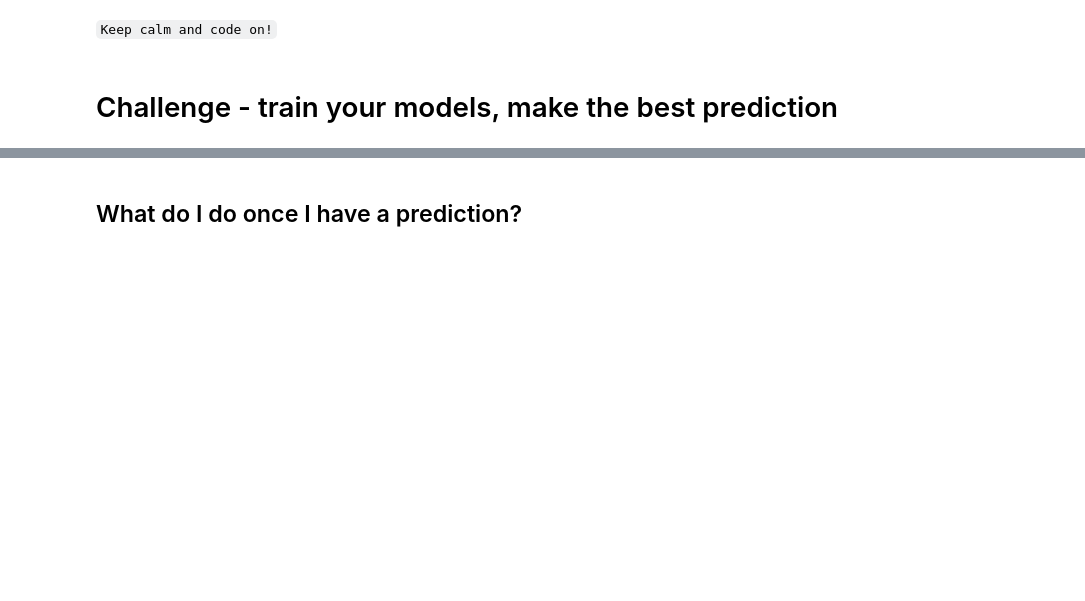
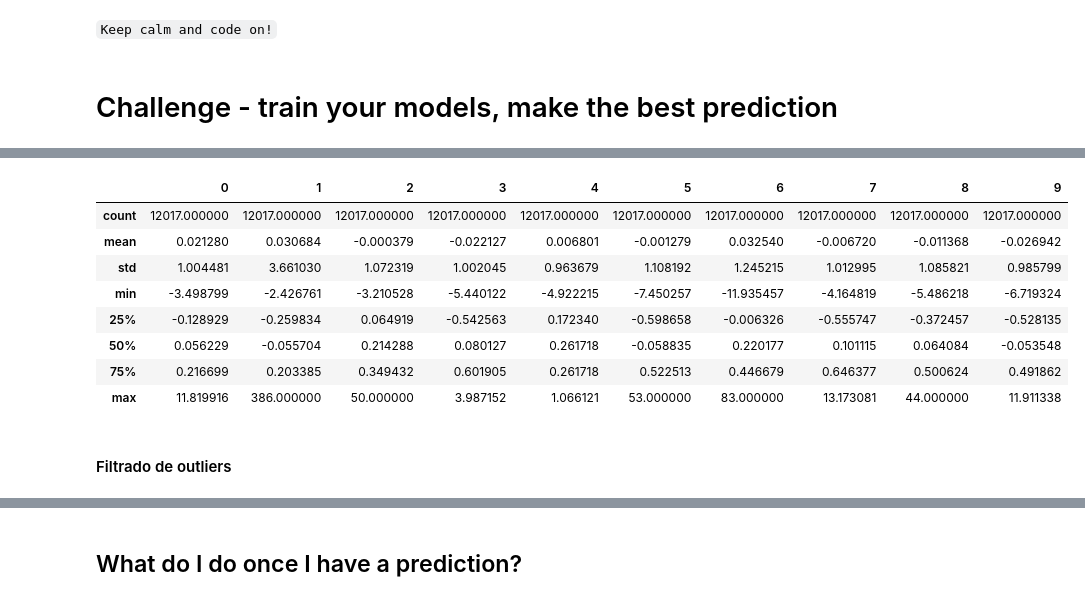
Before and after one commit to Clapiniella/lab-avila-bible, a Jupyter notebook: your-code/main.ipynb, the cells around one changed output, grey strips where cells are left out. Saved outputs shown, nothing was run; the diff lists cells and outputs as text; code cells hidden in the pictures; blank space fills up the shorter version.

```diff
--- a/your-code/main.ipynb
+++ b/your-code/main.ipynb
@@ -86,0 +90,16 @@ sample_submission.head()
+# %%
+# Definir la X, variables predictoras
+X = train_dataset.drop(["10"], axis=1)
+# Definir la variable dependiente
+y = train_dataset[["10"]].rename(columns={"10": "autor"})
+# Valores únicos
+y["autor"].unique()
+# Asignar un número de clase a los autores, por si el clasificador no admite nombres
+y.loc[(y.autor == 'Marcus'),'class']='1'
+y.loc[(y.autor == 'Clarius'),'class']='2'
+y.loc[(y.autor == 'Philippus'),'class']='3'
+y.loc[(y.autor == 'Coronavirucus'),'class']='4'
+y.loc[(y.autor == 'Mongucus'),'class']='5'
+y.loc[(y.autor == 'Paithonius'),'class']='6'
+y.loc[(y.autor == 'Ubuntius'),'class']='7'
+y.loc[(y.autor == 'Esequlius'),'class']='8'
@@ -86,0 +122,15 @@ sample_submission.head()
+# %%
+# Estadística básica descriptiva de los datos para ver qué tenemos
+X.describe()
+# %% [output]
+|  | 0 | 1 | 2 | 3 | 4 | 5 | 6 | 7 | 8 | 9 |
+| count | 12017.000000 | 12017.000000 | 12017.000000 | 12017.000000 | 12017.000000 | 12017.000000 | 12017.000000 | 12017.000000 | 12017.000000 | 12017.000000 |
+| mean | 0.021280 | 0.030684 | -0.000379 | -0.022127 | 0.006801 | -0.001279 | 0.032540 | -0.006720 | -0.011368 | -0.026942 |
+| std | 1.004481 | 3.661030 | 1.072319 | 1.002045 | 0.963679 | 1.108192 | 1.245215 | 1.012995 | 1.085821 | 0.985799 |
+| min | -3.498799 | -2.426761 | -3.210528 | -5.440122 | -4.922215 | -7.450257 | -11.935457 | -4.164819 | -5.486218 | -6.719324 |
+| 25% | -0.128929 | -0.259834 | 0.064919 | -0.542563 | 0.172340 | -0.598658 | -0.006326 | -0.555747 | -0.372457 | -0.528135 |
+| 50% | 0.056229 | -0.055704 | 0.214288 | 0.080127 | 0.261718 | -0.058835 | 0.220177 | 0.101115 | 0.064084 | -0.053548 |
+| 75% | 0.216699 | 0.203385 | 0.349432 | 0.601905 | 0.261718 | 0.522513 | 0.446679 | 0.646377 | 0.500624 | 0.491862 |
+| max | 11.819916 | 386.000000 | 50.000000 | 3.987152 | 1.066121 | 53.000000 | 83.000000 | 13.173081 | 44.000000 | 11.911338 |
+# %% [markdown]
+#### Filtrado de outliers
```
Also changed, not shown: parts of 22 cells of this notebook.
